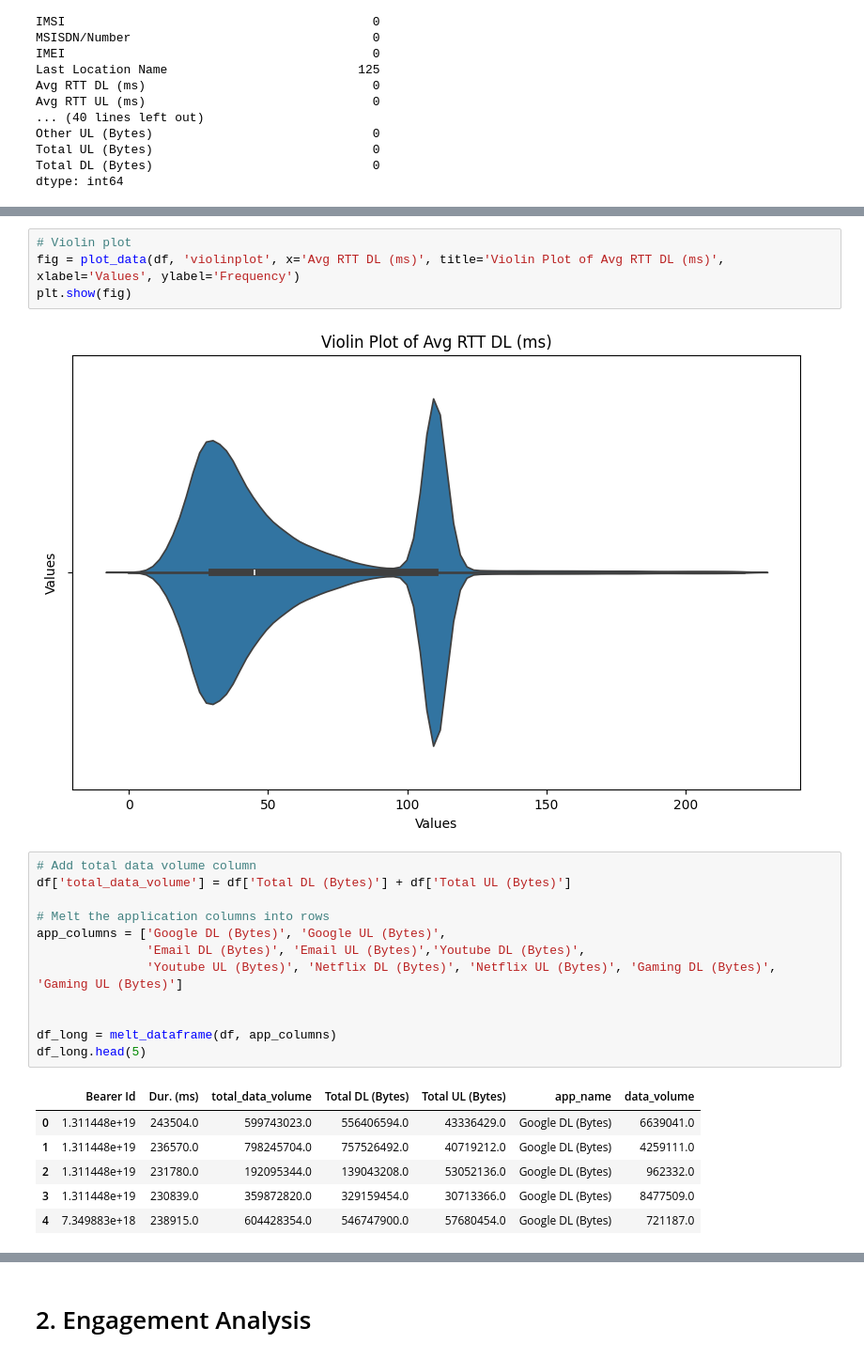
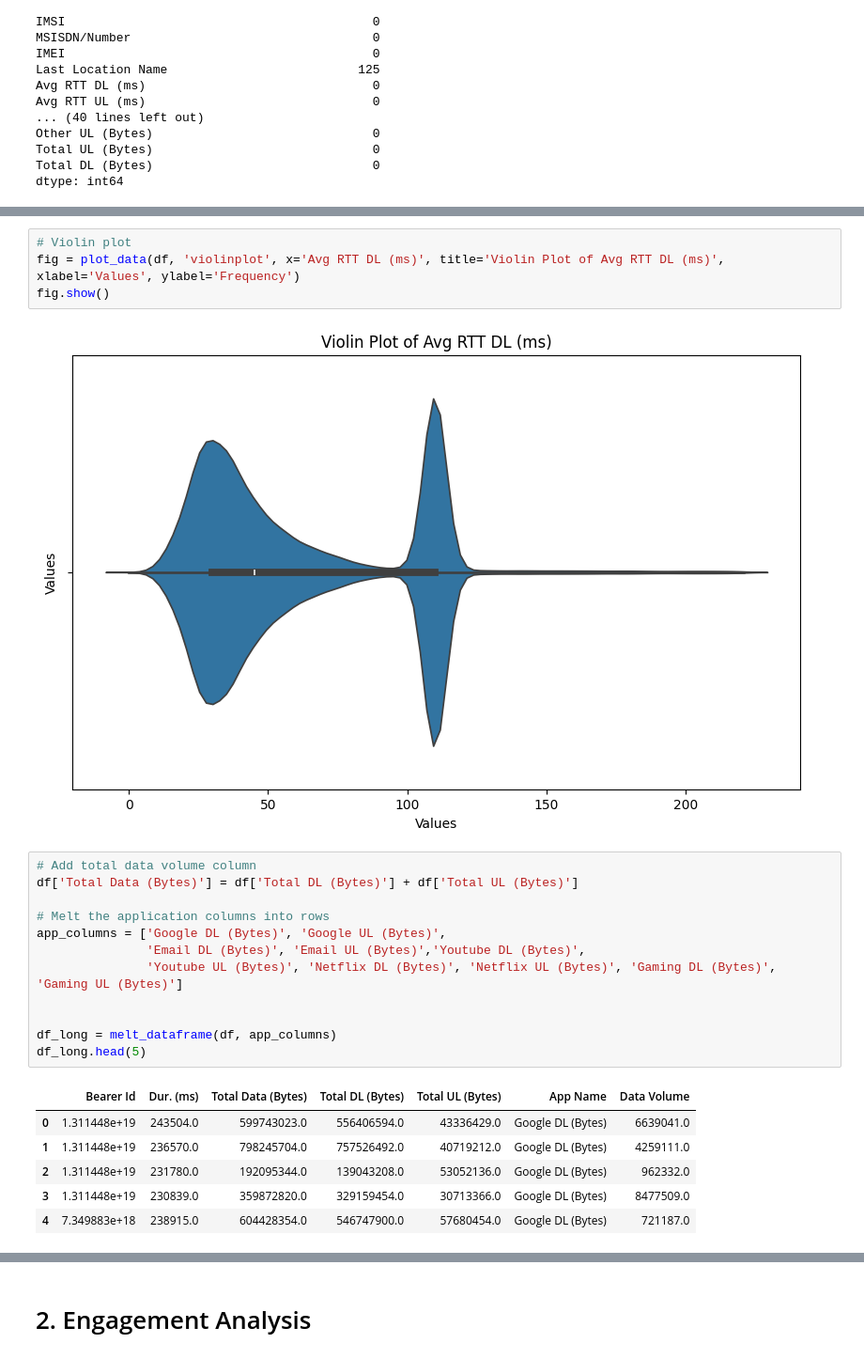
Before and after one commit to Khayo-7/10Academy-Kifiya-Week-2, a Jupyter notebook: notebooks/telecom_EDA.ipynb, the cells around one changed output, grey strips where cells are left out. Shown at 94% size. Saved outputs shown, nothing was run; the diff lists cells and outputs as text.

```diff
--- a/notebooks/telecom_EDA.ipynb
+++ b/notebooks/telecom_EDA.ipynb
@@ -355,23 +575,23 @@ plt.show(fig)
 # %%
 # Violin plot
 fig = plot_data(df, 'violinplot', x='Avg RTT DL (ms)', title='Violin Plot of Avg RTT DL (ms)', xlabel='Values', ylabel='Frequency')
-plt.show(fig)
+fig.show()
 # %% [output]
 [figure]
 # %%
 # Add total data volume column
-df['total_data_volume'] = df['Total DL (Bytes)'] + df['Total UL (Bytes)']
+df['Total Data (Bytes)'] = df['Total DL (Bytes)'] + df['Total UL (Bytes)']
 
 # Melt the application columns into rows
 app_columns = ['Google DL (Bytes)', 'Google UL (Bytes)',
                'Email DL (Bytes)', 'Email UL (Bytes)','Youtube DL (Bytes)',
                'Youtube UL (Bytes)', 'Netflix DL (Bytes)', 'Netflix UL (Bytes)', 'Gaming DL (Bytes)', 'Gaming UL (Bytes)']
 
 
 df_long = melt_dataframe(df, app_columns)
 df_long.head(5)
 # %% [output]
-|  | Bearer Id | Dur. (ms) | total_data_volume | Total DL (Bytes) | Total UL (Bytes) | app_name | data_volume |
+|  | Bearer Id | Dur. (ms) | Total Data (Bytes) | Total DL (Bytes) | Total UL (Bytes) | App Name | Data Volume |
 | 0 | 1.311448e+19 | 243504.0 | 599743023.0 | 556406594.0 | 43336429.0 | Google DL (Bytes) | 6639041.0 |
 | 1 | 1.311448e+19 | 236570.0 | 798245704.0 | 757526492.0 | 40719212.0 | Google DL (Bytes) | 4259111.0 |
 | 2 | 1.311448e+19 | 231780.0 | 192095344.0 | 139043208.0 | 53052136.0 | Google DL (Bytes) | 962332.0 |
```
Also changed, not shown: parts of 114 cells of this notebook, 5 other files.
